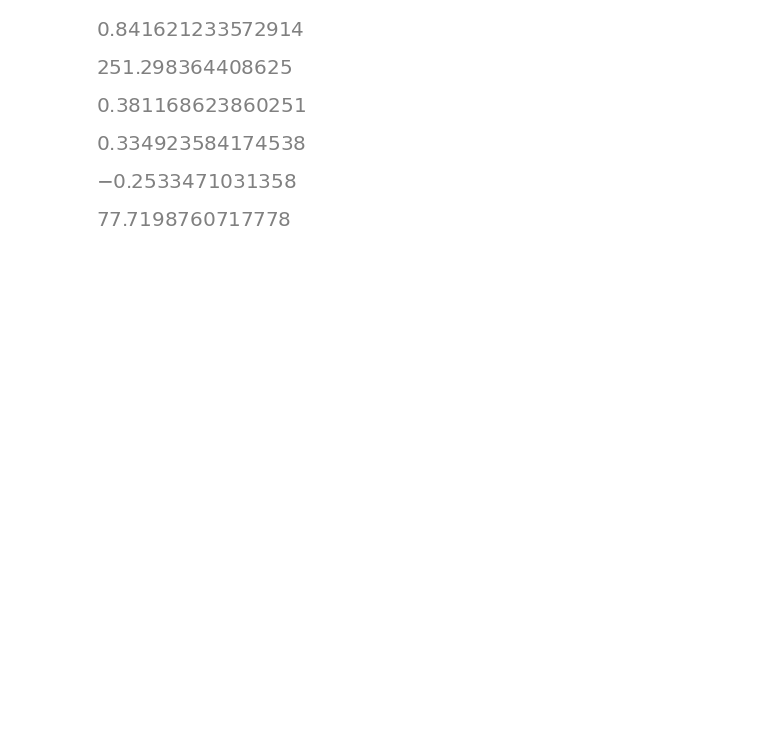
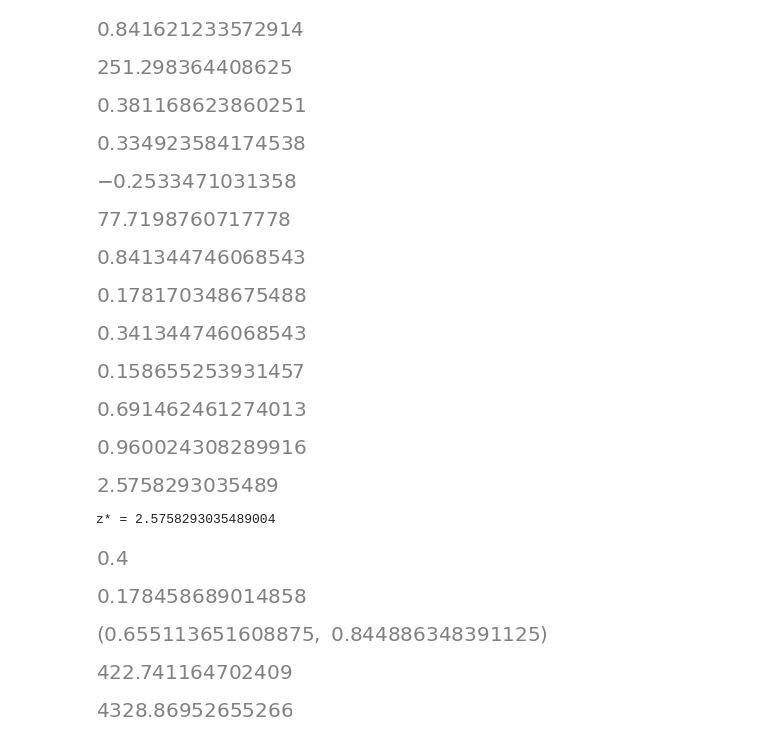
Before and after one commit to jet-c-21/MyMathLab, a Jupyter notebook: Statistics and probability/05. Normal Distribution.ipynb, the cells around one changed output. Cells and saved outputs as stored; diff of their text form; code cells hidden in the pictures; blank space fills up the shorter version.

```diff
--- a/Statistics and probability/05. Normal Distribution.ipynb
+++ b/Statistics and probability/05. Normal Distribution.ipynb
@@ -140,3 +140,72 @@ res
 # %% [output]
 [figure]
 [figure]
+# %%
+scipy.stats.norm.cdf(1)
+# %% [output]
+[figure, added]
+# %%
+mean = 1497
+std = 322
+
+scipy.stats.norm.cdf(get_z_score(1200, mean, std))
+# %% [output]
+[figure, added]
+# %%
+h_score = 1819
+l_score = 1497
+mean = 1497
+std = 322
+
+h_b = scipy.stats.norm.cdf(get_z_score(h_score, mean, std))
+l_b = scipy.stats.norm.cdf(get_z_score(l_score, mean, std))
+h_b - l_b
+# %% [output]
+[figure, added]
+# %%
+mean = 1
+std = 0.05
+
+1 - scipy.stats.norm.cdf(get_z_score(1.05, mean, std))
+# %% [output]
+[figure, added]
+# %%
+mean = 70
+std = 6
+
+scipy.stats.norm.cdf(get_z_score(73, mean, std))
+# %% [output]
+[figure, added]
+# %%
+get_confidence_level(2.054)
+# %% [output]
+[figure, added]
+# %%
+get_z_star(0.99)
+# %% [output]
+[figure, added]
+# %%
+sample_n = 50
+p_hat = 20 / sample_n
+std_of_sdist = math.sqrt( (p_hat * (1 - p_hat)) / sample_n )
+z_star = get_z_star(0.99)
+print(f"z* = {z_star}")
+
+p_hat
+z_star * std_of_sdist
+# %% [output]
+z* = 2.5758293035489004
+[figure, added]
+[figure, added]
+# %%
+get_confidence_interval(60, 80, 0.95)
+# %% [output]
+[figure, added]
+# %%
+get_smallest_sample_size_with_fixed_moe_and_cl(0.04, 0.9)
+# %% [output]
+[figure, added]
+# %%
+get_smallest_sample_size_with_fixed_moe_and_cl(0.01, 0.9, 0.8)
+# %% [output]
+[figure, added]
```
Also changed, not shown: parts of 2 cells of this notebook, 21 other files.
